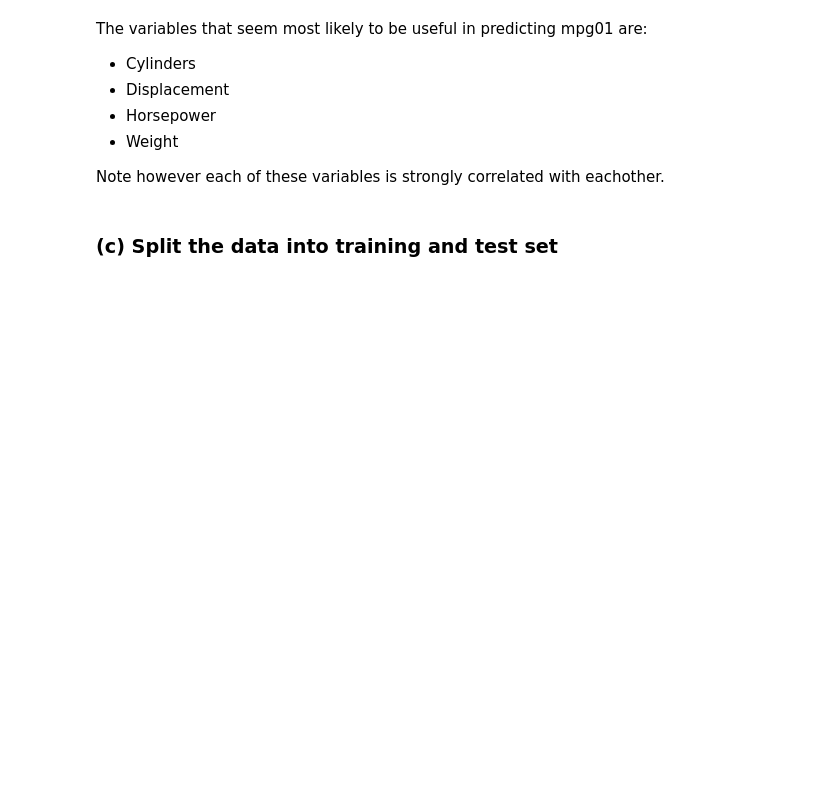
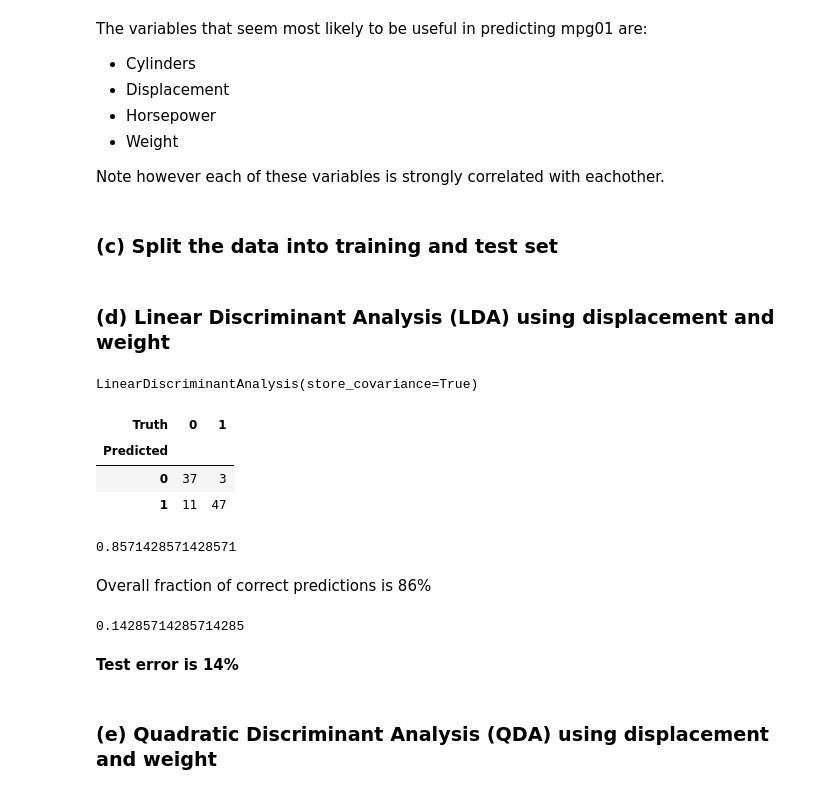
Before and after one commit to carmancater/an-introduction-to-statistical-learning-with-applications-in-python, a Jupyter notebook: Chapter 04 - Classification/Ch 4 Ex 14.ipynb, the cells around one changed output. Saved outputs shown, nothing was run; the diff lists cells and outputs as text; code cells hidden in the pictures; blank space fills up the shorter version.

```diff
--- a/Chapter 04 - Classification/Ch 4 Ex 14.ipynb
+++ b/Chapter 04 - Classification/Ch 4 Ex 14.ipynb
@@ -74,3 +78,36 @@ Note however each of these variables is strongly correlated with eachother.
                                              'horsepower', 'weight', 'acceleration', 'year', 'origin'], axis=1),
                             test_size=.25,
                             random_state=0)
+# %% [markdown]
+### (d) Linear Discriminant Analysis (LDA) using displacement and weight
+# %%
+lda = LDA(store_covariance=True)
+# %%
+LDA_train, LDA_test = [M.drop(columns=['acceleration', 'year', 'origin', 'horsepower', 'cylinders']) for M in [X_train, X_test]]
+# %%
+lda.fit(LDA_train, np.ravel(y_train))
+# %% [output]
+LinearDiscriminantAnalysis(store_covariance=True)
+# %%
+lda_pred = lda.predict(LDA_test)
+# %%
+confusion_table(lda_pred, np.ravel(y_test))
+# %% [output]
+| Truth | 0 | 1 |
+| Predicted |  |  |
+| 0 | 37 | 3 |
+| 1 | 11 | 47 |
+# %%
+np.mean(lda_pred == np.ravel(y_test))
+# %% [output]
+0.8571428571428571
+# %% [markdown]
+Overall fraction of correct predictions is 86%
+# %%
+np.mean(lda_pred != np.ravel(y_test))
+# %% [output]
+0.14285714285714285
+# %% [markdown]
+**Test error is 14%**
+# %% [markdown]
+### (e) Quadratic Discriminant Analysis (QDA) using displacement and weight
```
Also changed, not shown: parts of 1 cell of this notebook.
